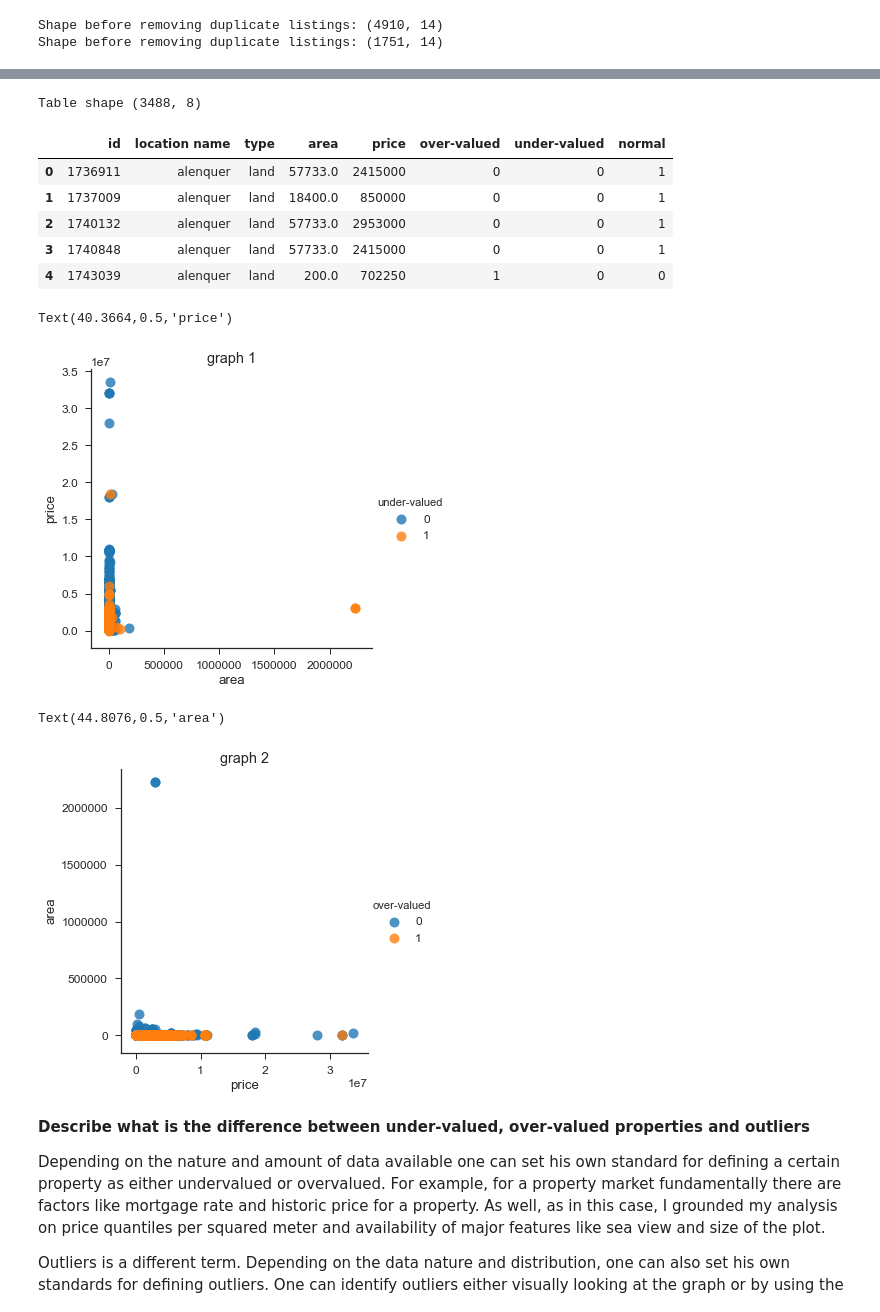
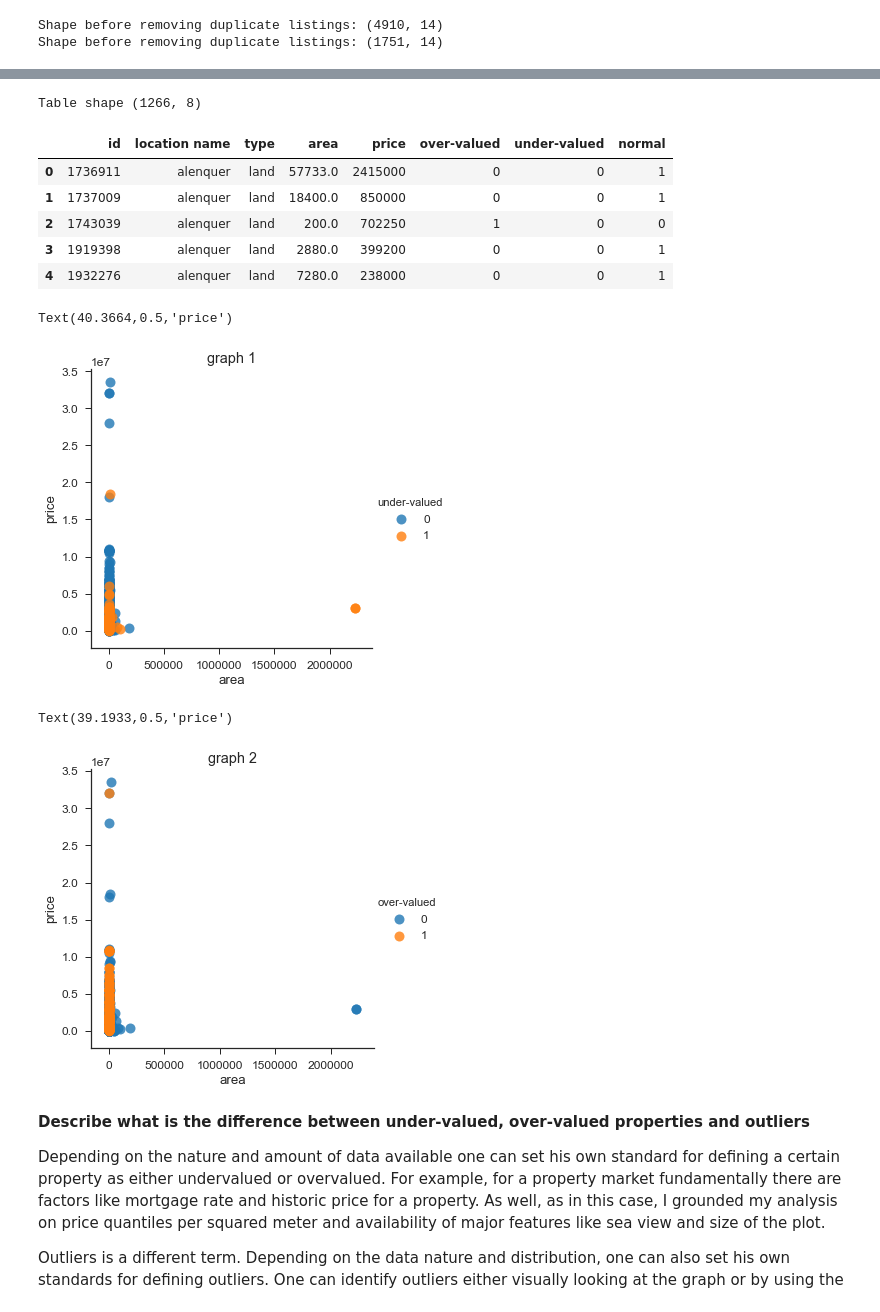
Before and after one commit to arapoff/portfolio, a Jupyter notebook: Python_SQL_Sultan_Arapov.ipynb, the cells around one changed output, grey strips where cells are left out. Saved outputs shown, nothing was run; the diff lists cells and outputs as text; code cells hidden in the pictures.

```diff
--- a/Python_SQL_Sultan_Arapov.ipynb
+++ b/Python_SQL_Sultan_Arapov.ipynb
@@ -330,6 +329,6 @@ Plots.head()
 5 rows × 22 columns
 # %%
-aps_houses = ['villa', 'other type','penthouse', 'duplex', 'apartment','house', 'moradia', 'quinta']
+aps_houses = ['villa', 'penthouse', 'duplex', 'apartment','house', 'moradia', 'quinta']
 
 home = df[df['type'].isin(aps_houses)]
 
@@ -347,4 +346,4 @@ home = home[(home.area>0) & (home.price>0) & (home.price>home.area)]
 home['price/sq.m.'] = home['price']/home['area']
 home['price/sq.m.'] = home['price/sq.m.'].astype(int)
 
-# home.groupby(['location name', 'type'])['price/sq.m.'].describe()
+home.groupby(['location name', 'type'])['price/sq.m.'].describe()
@@ -398,11 +416,11 @@ evaluated = evaluated[evaluated['type']!='other type']
 print('Table shape {}'.format(evaluated.shape))
 evaluated.head()
 # %% [output]
-Table shape (3488, 8)
+Table shape (1266, 8)
 |  | id | location name | type | area | price | over-valued | under-valued | normal |
 | 0 | 1736911 | alenquer | land | 57733.0 | 2415000 | 0 | 0 | 1 |
 | 1 | 1737009 | alenquer | land | 18400.0 | 850000 | 0 | 0 | 1 |
-| 2 | 1740132 | alenquer | land | 57733.0 | 2953000 | 0 | 0 | 1 |
-| 3 | 1740848 | alenquer | land | 57733.0 | 2415000 | 0 | 0 | 1 |
-| 4 | 1743039 | alenquer | land | 200.0 | 702250 | 1 | 0 | 0 |
+| 2 | 1743039 | alenquer | land | 200.0 | 702250 | 1 | 0 | 0 |
+| 3 | 1919398 | alenquer | land | 2880.0 | 399200 | 0 | 0 | 1 |
+| 4 | 1932276 | alenquer | land | 7280.0 | 238000 | 0 | 0 | 1 |
 # %%
@@ -427,25 +445,25 @@ plt.xlabel('area')
 plt.ylabel('price')
 # %% [output]
 Text(40.3664,0.5,'price')
-[figure, old version]
+[figure, new version]
 # %%
 sns.set_context("notebook", font_scale=1.2)
 sns.set_style("ticks")
 
-sns.lmplot('price',
-           'area',
+sns.lmplot('area',
+           'price',
            data=evaluated,
            fit_reg=False,
            hue="over-valued",
            scatter_kws={"marker": "D",
                         "s": 100})
 
 plt.title('graph 2')
-plt.xlabel('price')
-plt.ylabel('area')
+plt.xlabel('area')
+plt.ylabel('price')
 # %% [output]
-Text(44.8076,0.5,'area')
+Text(39.1933,0.5,'price')
-[figure, old version]
+[figure, new version]
 # %% [markdown]
 **Describe what is the difference between under-valued, over-valued properties and outliers**
 
```
Also changed, not shown: parts of 6 cells of this notebook.
